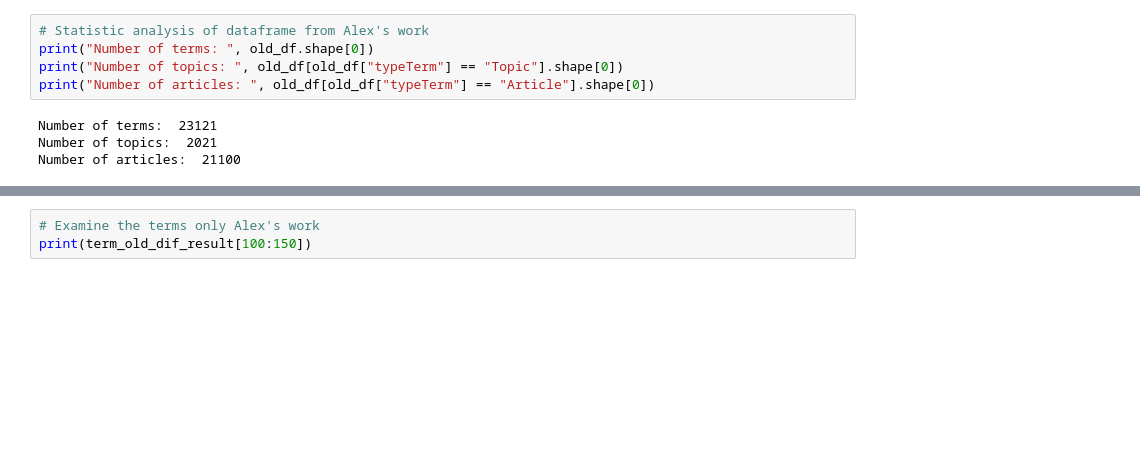
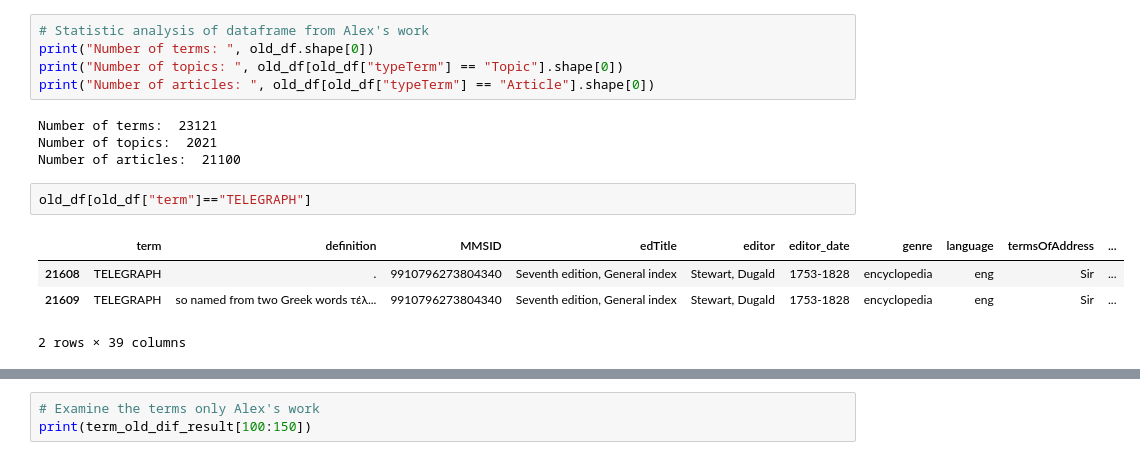
Before and after one commit to frances-ai/frances-InformationExtraction, a Jupyter notebook: Nineteenth-Century Knowledge Project/Create_DataFrame_7ed_EB.ipynb, the cells around one changed output, grey strips where cells are left out. Cells and saved outputs as stored; diff of their text form; blank space fills up the shorter version.

Commit message:
Improved term name extraction regex pattern, add more tests

```diff
--- a/Nineteenth-Century Knowledge Project/Create_DataFrame_7ed_EB.ipynb
+++ b/Nineteenth-Century Knowledge Project/Create_DataFrame_7ed_EB.ipynb
@@ -538,3 +574,10 @@ print("Number of articles: ", old_df[old_df["typeTerm"] == "Article"].shape[0])
 Number of terms:  23121
 Number of topics:  2021
 Number of articles:  21100
+# %%
+old_df[old_df["term"]=="TELEGRAPH"]
+# %% [output]
+|  | term | definition | MMSID | edTitle | editor | editor_date | genre | language | termsOfAddress | ... |
+| 21608 | TELEGRAPH | . | 9910796273804340 | Seventh edition, General index | Stewart, Dugald | 1753-1828 | encyclopedia | eng | Sir | ... |
+| 21609 | TELEGRAPH | so named from two Greek words τέλ... | 9910796273804340 | Seventh edition, General index | Stewart, Dugald | 1753-1828 | encyclopedia | eng | Sir | ... |
+2 rows × 39 columns
```
Also changed, not shown: parts of 9 cells of this notebook.
